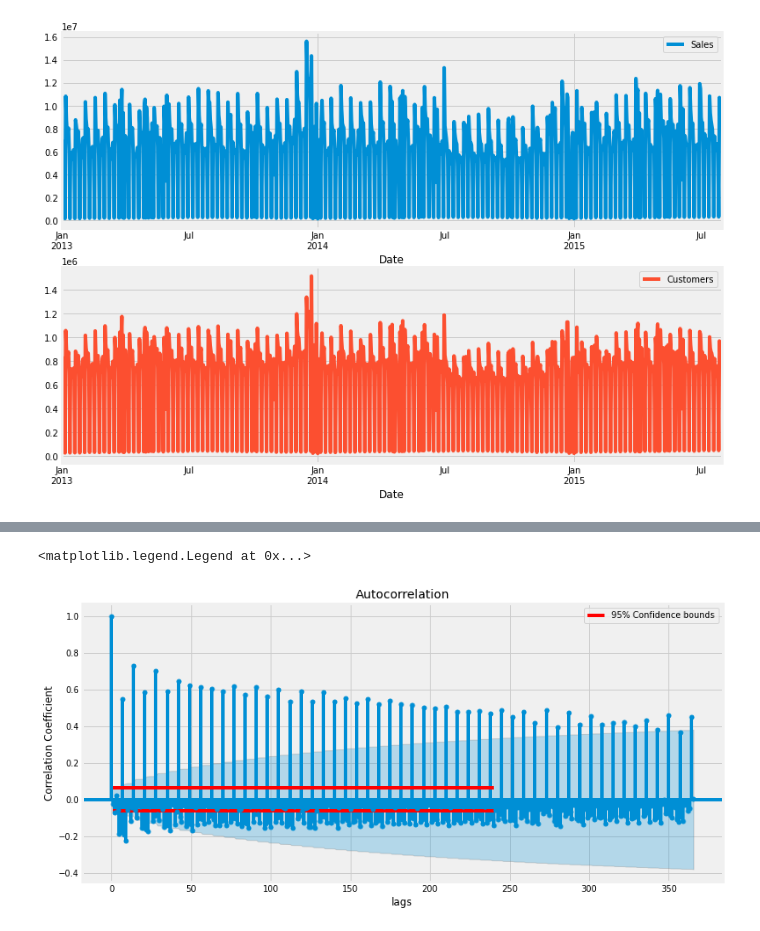
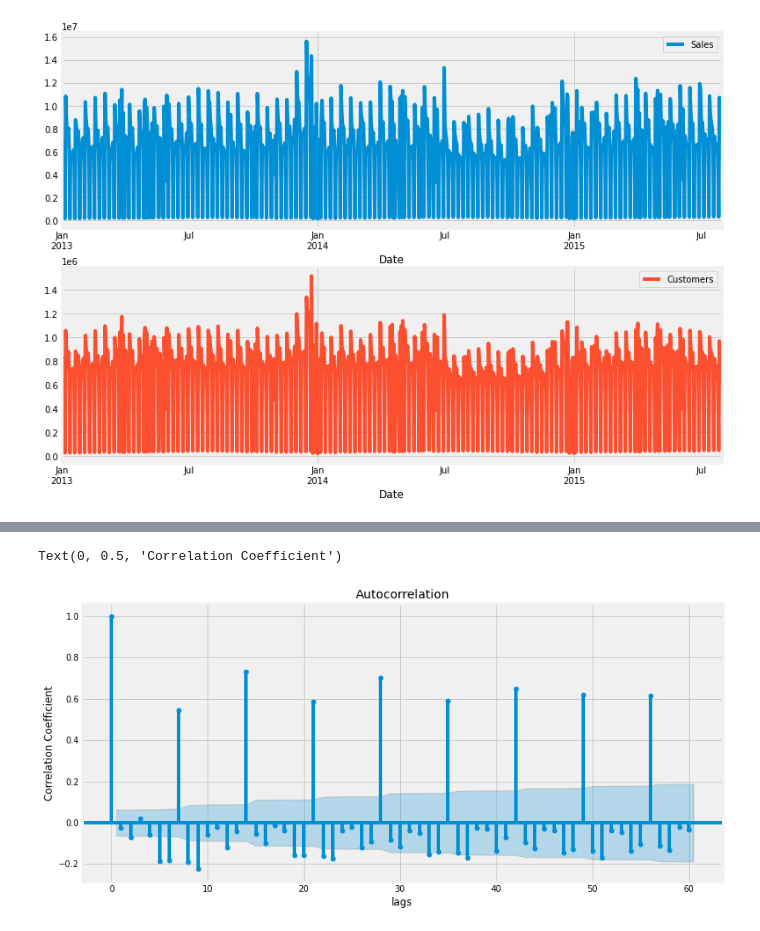
Before and after one commit to fbagire/pharmaceutical_sales_forecast, a Jupyter notebook: notebook/EDA.ipynb, the cells around one changed output, grey strips where cells are left out. Saved outputs shown, nothing was run; the diff lists cells and outputs as text; code cells hidden in the pictures.

```diff
--- a/notebook/EDA.ipynb
+++ b/notebook/EDA.ipynb
@@ -229,14 +255,14 @@ for i in xmas:
 # %%
 from statsmodels.graphics.tsaplots import plot_acf
 fig, ax = plt.subplots(figsize=(12, 6))
-posbound=1.96/np.sqrt(len(train_grouped['Sales']))
-negbound=-1.96/np.sqrt(len(train_grouped['Sales']))
-plot_acf(train_grouped['Sales'],lags=365,ax=ax);
-plt.hlines(posbound,1,240,'r',label='95% Confidence bounds')
-plt.hlines(negbound,1,240,'r')
+# posbound=1.96/np.sqrt(len(train_grouped['Sales']))
+# negbound=-1.96/np.sqrt(len(train_grouped['Sales']))
+plot_acf(train_grouped['Sales'],lags=60,ax=ax);
+# plt.hlines(posbound,1,240,'r',label='95% Confidence bounds')
+# plt.hlines(negbound,1,240,'r')
 plt.xlabel("lags")
 plt.ylabel("Correlation Coefficient")
-plt.legend()
+# plt.legend()
 # %% [output]
-<matplotlib.legend.Legend at 0x...>
+Text(0, 0.5, 'Correlation Coefficient')
-[figure, old version]
+[figure, new version]
```
Also changed, not shown: parts of 19 cells of this notebook.
